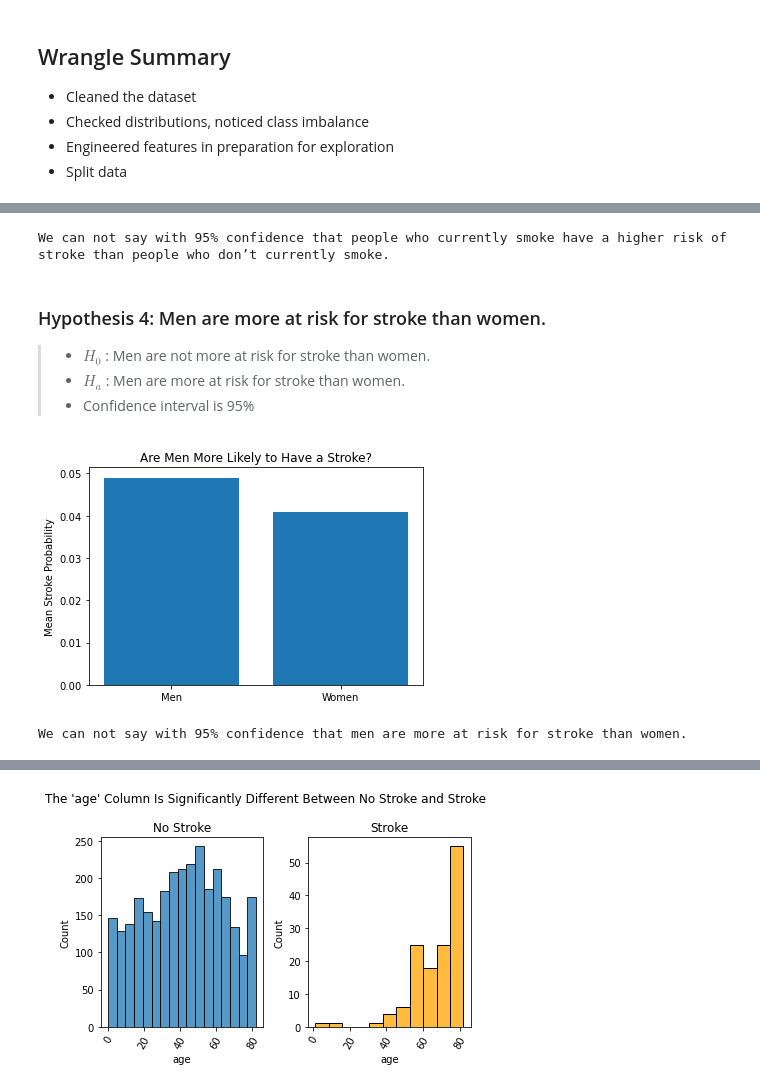
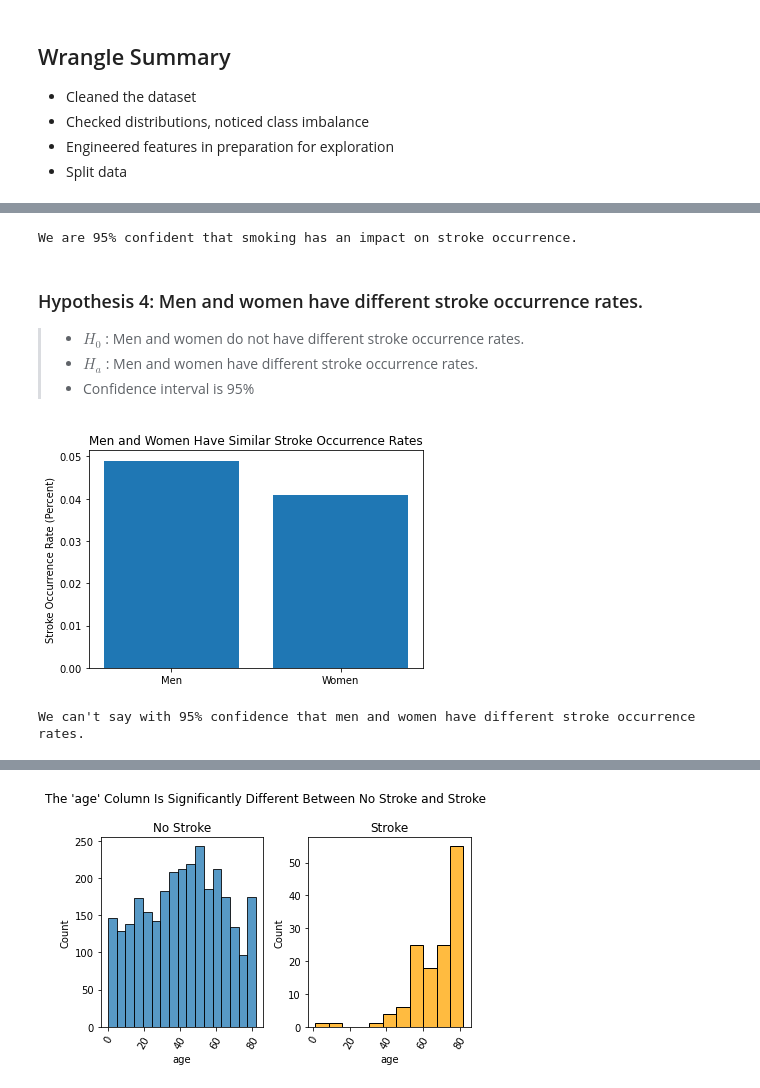
Before and after one commit to stroke-predictors/germain-capstone-stoke-prediction, a Jupyter notebook: final_notebook.ipynb, the cells around one changed output, grey strips where cells are left out. Drawn from its saved outputs; the diff is of its cells as text; code cells hidden in the pictures.

```diff
--- a/final_notebook.ipynb
+++ b/final_notebook.ipynb
@@ -171,12 +184 @@ We are 95% confident that there is a relationship between average glucose level
 > - Confidence interval is 95%
-# %%
-# prepare: create new column for crosstab
-train['over_65'] = np.where(train['age'] >= 65, "Over 65", "Under 65")
-
-# prepare: create crosstab of samples and stroke occurence for chi2 test
-age_65_crosstab = pd.crosstab(train['over_65'], train['stroke'])
-
-# prepare: add labels
-age_65_crosstab.rename(columns={0:'Had Stroke', 1:'No Stroke'},
-                       index={0:'Over 65', 1:'Under 65'},
-                       inplace=True)
@@ -247,19 +251,19 @@ plt.show()
 alpha = .05
 
 # statistical test: run chi2 test
-_, p, _, expected = stats.chi2_contingency(smoker_crosstab)
+_, p, _, _ = stats.chi2_contingency(smoker_crosstab)
 
 # statistical test: output results
 if p < alpha:
-    print('People that currently smoke have a higher risk of stroke than people that don’t currently smoke.')
+    print('We are 95% confident that smoking has an impact on stroke occurrence.')
 else:
-    print('We can not say with 95% confidence that people who currently smoke have a higher risk of stroke than people who don’t currently smoke.')
+    print('We can not say with 95% confidence that smoking has an impact on stroke occurrence.')
 # %% [output]
-We can not say with 95% confidence that people who currently smoke have a higher risk of stroke than people who don’t currently smoke.
+We are 95% confident that smoking has an impact on stroke occurrence.
 # %% [markdown]
-### Hypothesis 4: Men are more at risk for stroke than women.
-> - $H_0$ : Men are not more at risk for stroke than women.
-> - $H_a$ : Men are more at risk for stroke than women.
+### Hypothesis 4: Men and women have different stroke occurrence rates.
+> - $H_0$ : Men and women do not have different stroke occurrence rates.
+> - $H_a$ : Men and women have different stroke occurrence rates.
 > - Confidence interval is 95%
 # %%
 # prepare: create new column for crosstab
@@ -275,17 +279,18 @@ gender_crosstab.rename(columns={0:'Had Stroke', 1:'No Stroke'},
 # %%
 # visualize: create samples for men and women
 men = train[train.is_female == "Male"]
 women = train[train.is_female == "Female"]
 
 # visualize: plot sample means for stroke
-heights = [round(men.stroke.mean(), 3), round(women.stroke.mean(), 3)]
-x_labels = ['Men', 'Women']
-plt.bar(x=x_labels, height=heights)
-plt.title('Are Men More Likely to Have a Stroke?')
-plt.ylabel("Mean Stroke Probability")
+x = ['Men', 'Women']
+y = [round(men.stroke.mean(), 3), round(women.stroke.mean(), 3)]
+
+plt.bar(x=x, height=y)
+plt.title('Men and Women Have Similar Stroke Occurrence Rates')
+plt.ylabel("Stroke Occurrence Rate (Percent)")
 plt.show()
 # %% [output]
-[figure, old version]
+[figure, new version]
 # %%
 # statistical test: set alpha
 alpha = .05
@@ -295,10 +300,10 @@ _, p, _, expected = stats.chi2_contingency(gender_crosstab)
 
 # statistical test: output results
 if p < alpha:
-    print('We are 95% confident that men are more at risk for stroke than women.')
+    print('We are 95% confident that men and women have different stroke occurrence rates.')
 else:
-    print('We can not say with 95% confidence that men are more at risk for stroke than women.')
+    print("We can't say with 95% confidence that men and women have different stroke occurrence rates.")
 # %% [output]
-We can not say with 95% confidence that men are more at risk for stroke than women.
+We can't say with 95% confidence that men and women have different stroke occurrence rates.
 # %% [markdown]
 ### Initial Hypotheses - Combined Results
```
Also changed, not shown: parts of 78 cells of this notebook.
